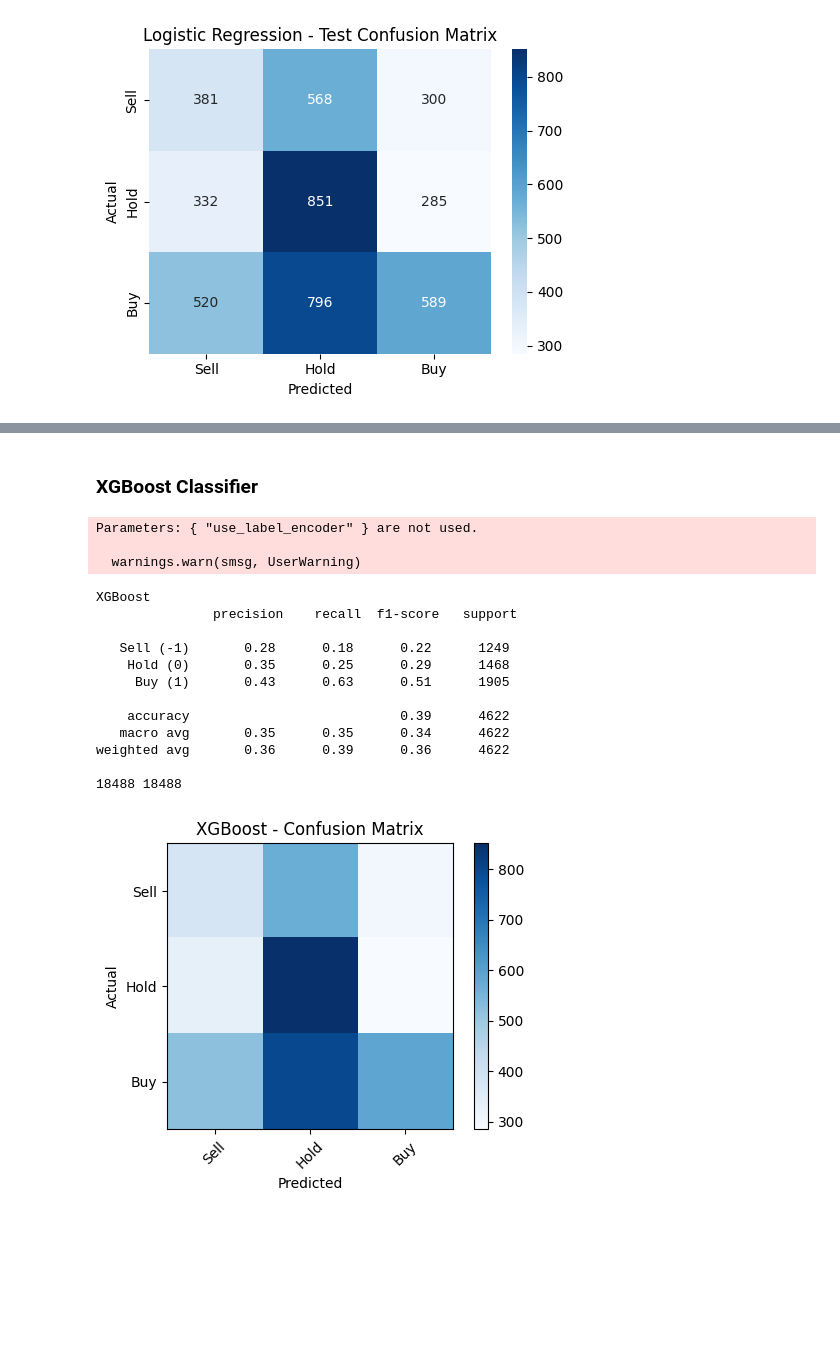
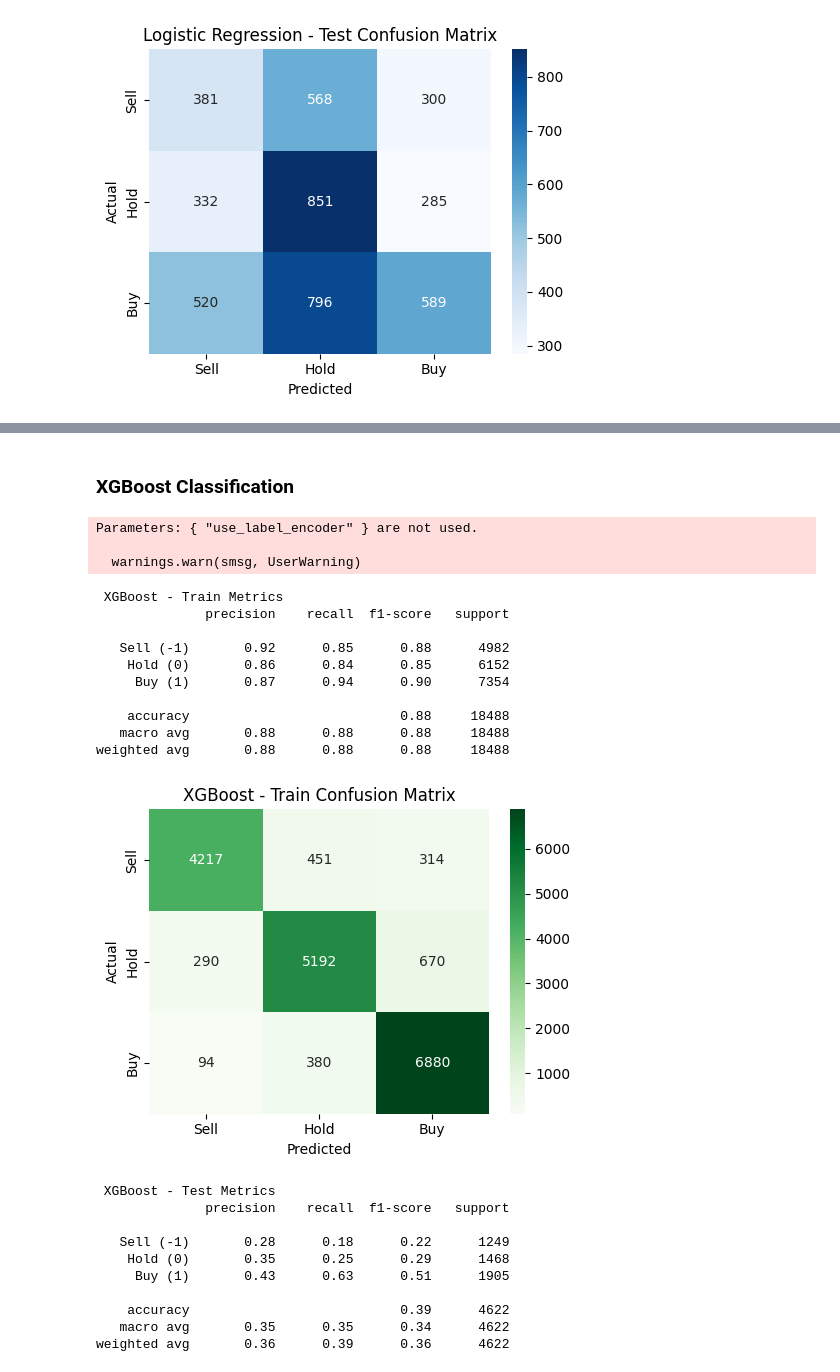
Before and after one commit to GIJOE1003/3103ETF, a Jupyter notebook: Notebook2_Signal_Classification_3rd_April_.ipynb, the cells around one changed output, grey strips where cells are left out. Drawn from its saved outputs; the diff is of its cells as text; code cells hidden in the pictures; blank space fills up the shorter version.

```diff
--- a/Notebook2_Signal_Classification_3rd_April_.ipynb
+++ b/Notebook2_Signal_Classification_3rd_April_.ipynb
@@ -243,42 +272,62 @@ weighted avg       0.37      0.39      0.36      4622
 # %% [markdown]
-### XGBoost Classifier
+### XGBoost Classification
 # %%
-# For XGBoost only: remap -1 → 0, 0 → 1, 1 → 2
-
-
+# Train model
 xgb_model = XGBClassifier(use_label_encoder=False, eval_metric='mlogloss')
 xgb_model.fit(X_train, y_train_xgb)
-y_pred_xgb_raw = xgb_model.predict(X_test)
-y_pred_final = pd.Series(y_pred_xgb_raw).replace({0: -1, 1: 0, 2: 1})
-print("XGBoost\n", classification_report(y_test, y_pred_final,target_names=["Sell (-1)", "Hold (0)", "Buy (1)"]))
-print(len(X_train), len(y_train_xgb))
 
-cm_xgb = confusion_matrix(y_test, y_pred_final, labels=[-1, 0, 1])
+# Train Evaluation
+y_train_pred_xgb_raw = xgb_model.predict(X_train)
+y_train_pred_final = pd.Series(y_train_pred_xgb_raw).replace({0: -1, 1: 0, 2: 1})
+print(" XGBoost - Train Metrics")
+print(classification_report(y_train, y_train_pred_final, target_names=["Sell (-1)", "Hold (0)", "Buy (1)"]))
+
+cm_train_xgb = confusion_matrix(y_train, y_train_pred_final, labels=[-1, 0, 1])
 plt.figure(figsize=(5, 4))
-plt.imshow(cm, interpolation='nearest', cmap=plt.cm.Blues)
-plt.title("XGBoost - Confusion Matrix")
-plt.colorbar()
-tick_marks = np.arange(len([-1, 0, 1]))
-plt.xticks(tick_marks, ["Sell", "Hold", "Buy"], rotation=45)
-plt.yticks(tick_marks, ["Sell", "Hold", "Buy"])
+sns.heatmap(cm_train_xgb, annot=True, fmt='d', cmap="Greens", xticklabels=["Sell", "Hold", "Buy"], yticklabels=["Sell", "Hold", "Buy"])
+plt.title("XGBoost - Train Confusion Matrix")
 plt.xlabel("Predicted")
 plt.ylabel("Actual")
 plt.tight_layout()
 plt.show()
+
+
+# Test Evaluation
+y_pred_xgb_raw = xgb_model.predict(X_test)
+y_pred_final = pd.Series(y_pred_xgb_raw).replace({0: -1, 1: 0, 2: 1})
+print("\n XGBoost - Test Metrics")
+print(classification_report(y_test, y_pred_final, target_names=["Sell (-1)", "Hold (0)", "Buy (1)"]))
+
+cm_xgb = confusion_matrix(y_test, y_pred_final, labels=[-1, 0, 1])
+plt.figure(figsize=(5, 4))
+sns.heatmap(cm_xgb, annot=True, fmt='d', cmap="Blues", xticklabels=["Sell", "Hold", "Buy"], yticklabels=["Sell", "Hold", "Buy"])
+plt.title("XGBoost - Test Confusion Matrix")
+plt.xlabel("Predicted")
+plt.ylabel("Actual")
+plt.tight_layout()
+plt.show()
 # %% [output]
 Parameters: { "use_label_encoder" } are not used.
 
   warnings.warn(smsg, UserWarning)
-XGBoost
-               precision    recall  f1-score   support
+ XGBoost - Train Metrics
+              precision    recall  f1-score   support
 
-   Sell (-1)       0.28      0.18      0.22      1249
-    Hold (0)       0.35      0.25      0.29      1468
-     Buy (1)       0.43      0.63      0.51      1905
+   Sell (-1)       0.92      0.85      0.88      4982
+    Hold (0)       0.86      0.84      0.85      6152
+     Buy (1)       0.87      0.94      0.90      7354
 
-    accuracy                           0.39      4622
-   macro avg       0.35      0.35      0.34      4622
-weighted avg       0.36      0.39      0.36      4622
-
-18488 18488
+    accuracy                           0.88     18488
+   macro avg       0.88      0.88      0.88     18488
+weighted avg       0.88      0.88      0.88     18488
-[figure, old version]
+[figure, new version]
+ XGBoost - Test Metrics
+              precision    recall  f1-score   support
+
+   Sell (-1)       0.28      0.18      0.22      1249
+    Hold (0)       0.35      0.25      0.29      1468
+     Buy (1)       0.43      0.63      0.51      1905
+
+    accuracy                           0.39      4622
+   macro avg       0.35      0.35      0.34      4622
+weighted avg       0.36      0.39      0.36      4622
```
Also changed, not shown: parts of 9 cells of this notebook.
